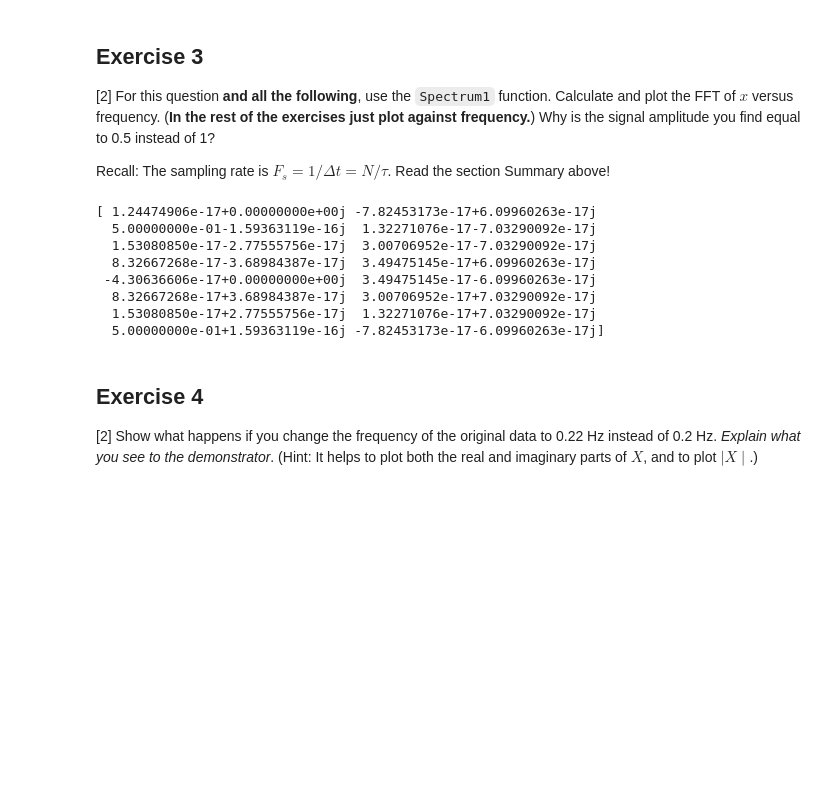
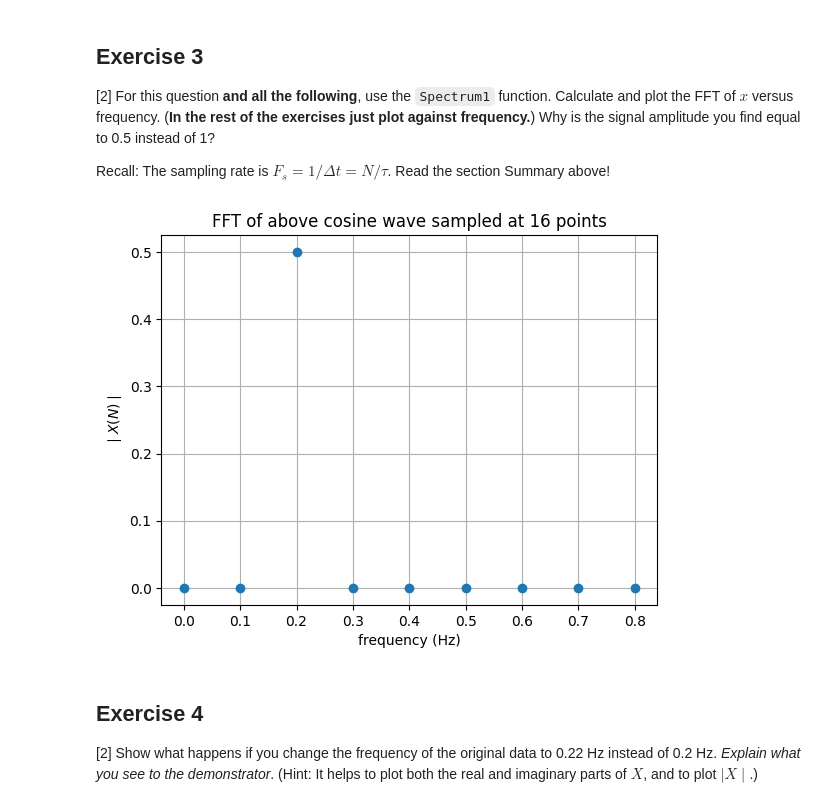
Before and after one commit to PX2145-2025/week-10-b-Whittle-Keenan, a Jupyter notebook: FFT.ipynb, the cells around one changed output. Saved outputs shown, nothing was run; the diff lists cells and outputs as text; code cells hidden in the pictures; blank space fills up the shorter version.

```diff
--- a/FFT.ipynb
+++ b/FFT.ipynb
@@ -343,17 +337,28 @@ plt.grid()
 [2] For this question **and all the following**, use the `Spectrum1` function. Calculate and plot the FFT of $x$ versus frequency. (**In the rest of the exercises just plot against frequency.**) Why is the signal amplitude you find equal to 0.5 instead of 1?
 
  Recall: The sampling rate is $F_s = 1/\Delta t = N/\tau$. Read the section Summary above!
-# %%
-print(X)
-# %% [output]
-[ 1.24474906e-17+0.00000000e+00j -7.82453173e-17+6.09960263e-17j
-  5.00000000e-01-1.59363119e-16j  1.32271076e-17-7.03290092e-17j
-  1.53080850e-17-2.77555756e-17j  3.00706952e-17-7.03290092e-17j
-  8.32667268e-17-3.68984387e-17j  3.49475145e-17+6.09960263e-17j
- -4.30636606e-17+0.00000000e+00j  3.49475145e-17-6.09960263e-17j
-  8.32667268e-17+3.68984387e-17j  3.00706952e-17+7.03290092e-17j
-  1.53080850e-17+2.77555756e-17j  1.32271076e-17+7.03290092e-17j
-  5.00000000e-01+1.59363119e-16j -7.82453173e-17-6.09960263e-17j]
+# %%
+# Getting all variables needed
+x = np.cos(2*np.pi*f*t)
+N = len(x)
+tau = 10
+t = np.linspace(0, tau, N, endpoint=False)
+dt = tau/N
+fs = 1/dt
+
+# Using the Spectrum1 function
+frq, X = Spectrum1(x, fs)
+
+# Plotting against frequencies
+plt.plot(frq, np.abs(X),'o')
+plt.title('FFT of above cosine wave sampled at '+str(N)+' points')
+plt.xlabel('frequency (Hz)')
+plt.ylabel('$\mid X(N)\mid$')
+plt.grid()
+
+# Because we are only computing one side of the fft, one side is positive one is negative, by computing one side the peak is halved
+# %% [output]
+[figure, added]
 # %% [markdown]
 ## Exercise 4
 [2] Show what happens if you change the frequency of the original data to 0.22 Hz instead of 0.2 Hz. _Explain what you see to the demonstrator_.
```
Also changed, not shown: parts of 1 cell of this notebook.
